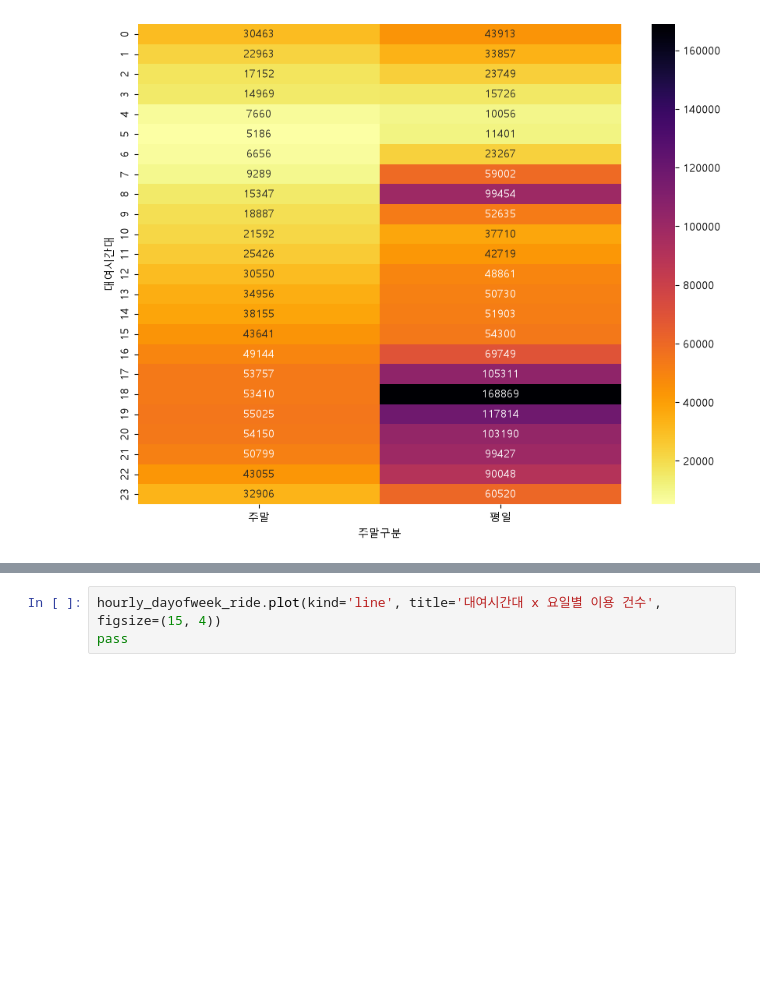
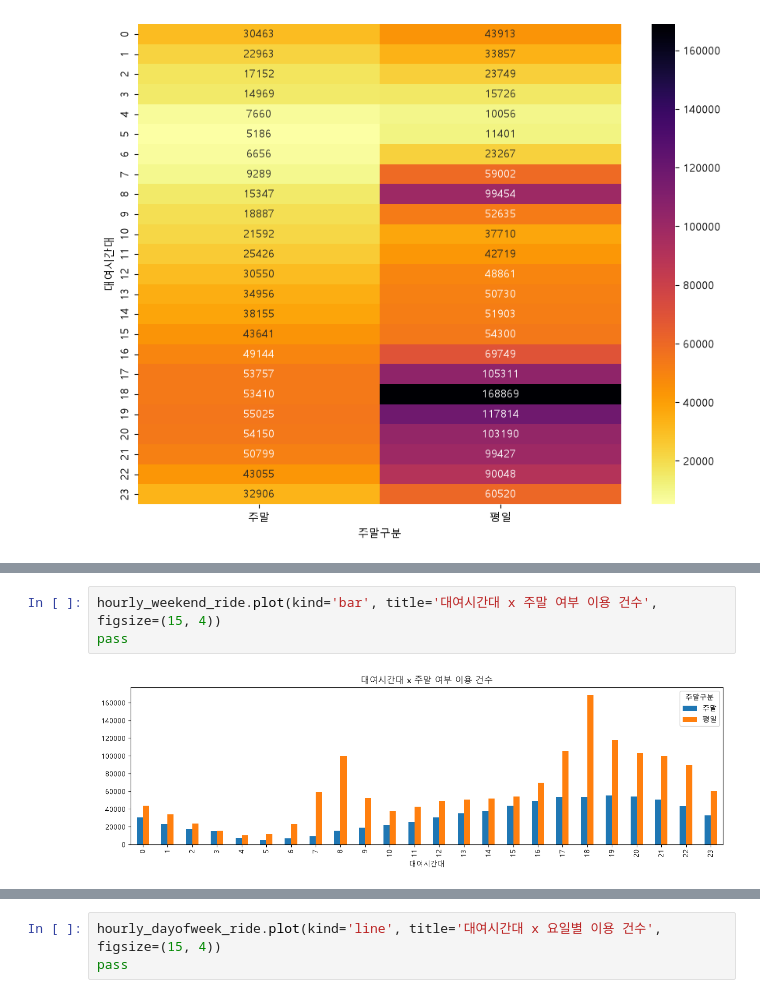
Before and after one commit to ChoongyeolKim/20260616, a Jupyter notebook: src/bikerental-exercise.ipynb, the cells around one changed output, grey strips where cells are left out. Drawn from its saved outputs; the diff is of its cells as text; blank space fills up the shorter version.

```diff
--- a/src/bikerental-exercise.ipynb
+++ b/src/bikerental-exercise.ipynb
@@ -566,0 +567,5 @@ pass
+# %%
+hourly_weekend_ride.plot(kind='bar', title='대여시간대 x 주말 여부 이용 건수', figsize=(15, 4))
+pass
+# %% [output]
+[figure, added]
```
Also changed, not shown: parts of 14 cells of this notebook.
